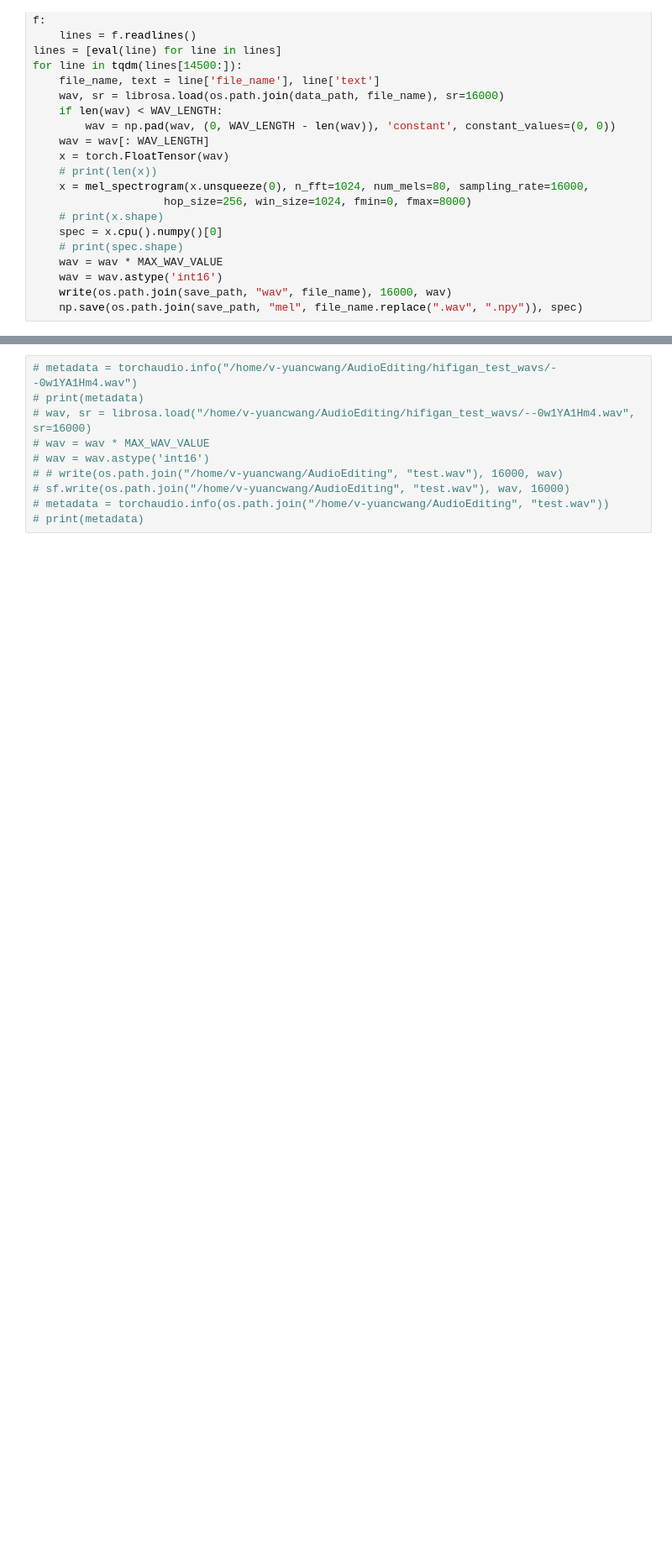
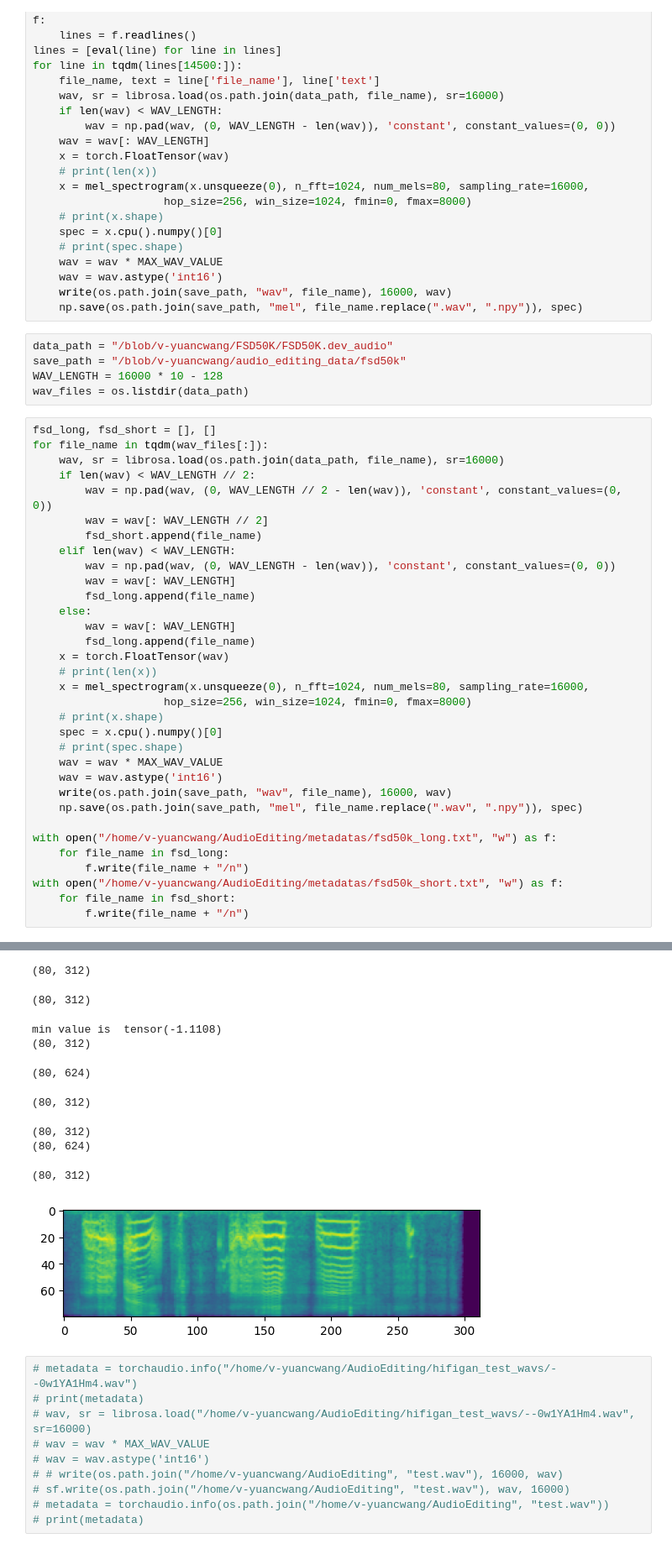
Before and after one commit to HeCheng0625/AudioEditing, a Jupyter notebook: data_process_gen.ipynb, the cells around one changed output, grey strips where cells are left out. Shown: that part at 84% size. Drawn from its saved outputs; the diff is of its cells as text; blank space fills up the shorter version.

```diff
--- a/data_process_gen.ipynb
+++ b/data_process_gen.ipynb
@@ -88,3 +90,42 @@ for line in tqdm(lines[14500:]):
     wav = wav.astype('int16')
     write(os.path.join(save_path, "wav", file_name), 16000, wav)
     np.save(os.path.join(save_path, "mel", file_name.replace(".wav", ".npy")), spec)
+# %%
+data_path = "/blob/v-yuancwang/FSD50K/FSD50K.dev_audio"
+save_path = "/blob/v-yuancwang/audio_editing_data/fsd50k"
+WAV_LENGTH = 16000 * 10 - 128
+wav_files = os.listdir(data_path)
+# %%
+fsd_long, fsd_short = [], []
+for file_name in tqdm(wav_files[:]):
+    wav, sr = librosa.load(os.path.join(data_path, file_name), sr=16000)
+    if len(wav) < WAV_LENGTH // 2:
+        wav = np.pad(wav, (0, WAV_LENGTH // 2 - len(wav)), 'constant', constant_values=(0, 0))
+        wav = wav[: WAV_LENGTH // 2]
+        fsd_short.append(file_name)
+    elif len(wav) < WAV_LENGTH:
+        wav = np.pad(wav, (0, WAV_LENGTH - len(wav)), 'constant', constant_values=(0, 0))
+        wav = wav[: WAV_LENGTH]
+        fsd_long.append(file_name)
+    else:
+        wav = wav[: WAV_LENGTH]
+        fsd_long.append(file_name)
+    x = torch.FloatTensor(wav)
+    # print(len(x))
+    x = mel_spectrogram(x.unsqueeze(0), n_fft=1024, num_mels=80, sampling_rate=16000,
+                    hop_size=256, win_size=1024, fmin=0, fmax=8000)
+    # print(x.shape)
+    spec = x.cpu().numpy()[0]
+    # print(spec.shape)
+    wav = wav * MAX_WAV_VALUE
+    wav = wav.astype('int16')
+    write(os.path.join(save_path, "wav", file_name), 16000, wav)
+    np.save(os.path.join(save_path, "mel", file_name.replace(".wav", ".npy")), spec)
+
+with open("/home/v-yuancwang/AudioEditing/metadatas/fsd50k_long.txt", "w") as f:
+    for file_name in fsd_long:
+        f.write(file_name + "/n")
+with open("/home/v-yuancwang/AudioEditing/metadatas/fsd50k_short.txt", "w") as f:
+    for file_name in fsd_short:
+        f.write(file_name + "/n")
+# %% [output]
@@ -91,3 +134,13 @@ for line in tqdm(lines[14500:]):
+(80, 312)
+(80, 312)
+min value is  tensor(-1.1108)
+(80, 312)
+(80, 624)
+(80, 312)
+(80, 312)
+(80, 624)
+(80, 312)
+[figure, added]
 # %%
 # metadata = torchaudio.info("/home/v-yuancwang/AudioEditing/hifigan_test_wavs/--0w1YA1Hm4.wav")
 # print(metadata)
```
Also changed, not shown: parts of 2 cells of this notebook, 3 other files.
